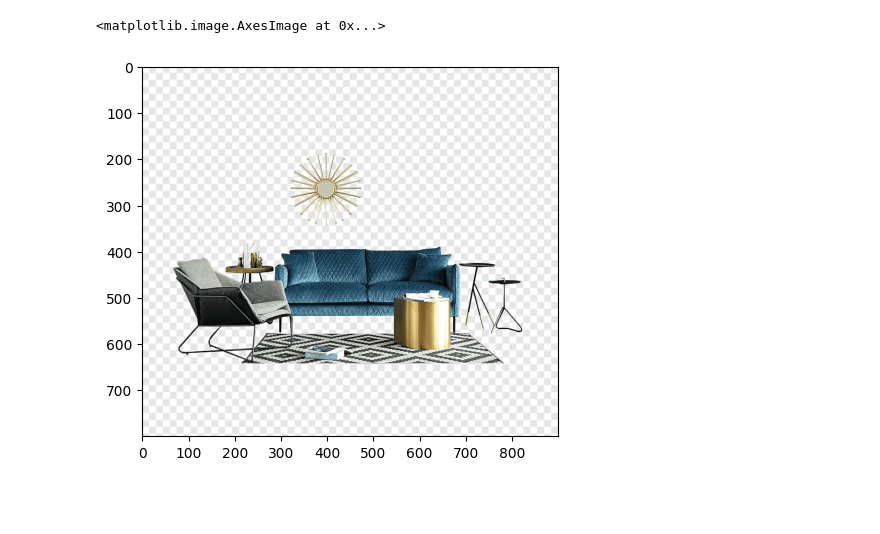
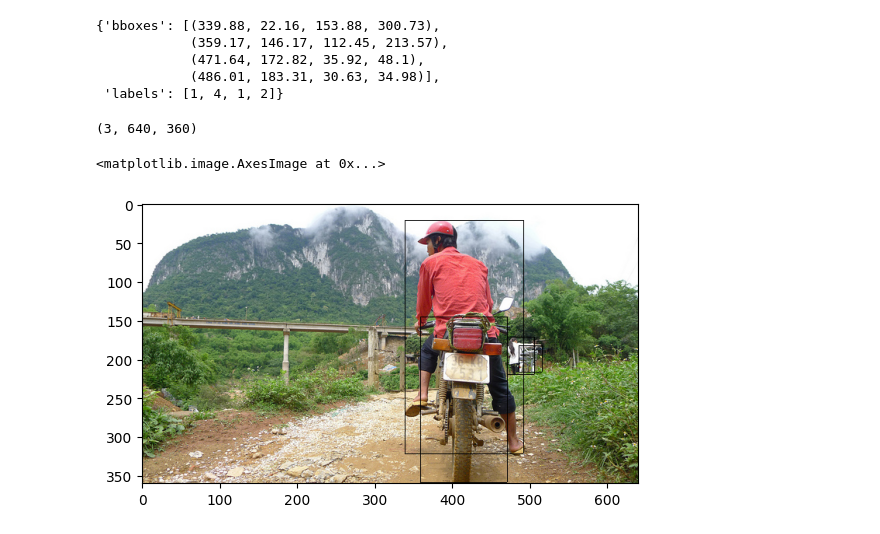
Before and after one commit to RepnikovPavel/FurnitureDetection, a Jupyter notebook: remote_notebook0.ipynb, the cells around one changed output. Cells and saved outputs as stored; diff of their text form; code cells hidden in the pictures; blank space fills up the shorter version.

```diff
--- a/remote_notebook0.ipynb
+++ b/remote_notebook0.ipynb
@@ -23,10 +26,27 @@ import matplotlib.pyplot as plt
-# %%
-test_image_path = os.path.join(config.base_row_data_path, 'img0.png')
-image_handler = img_processing.ImageHandler()
-img = Image.open(test_image_path)
-preprocessed_img_as_tensor = image_handler.ToRGB(img)
-plt.imshow(preprocessed_img_as_tensor)
-# plt.imshow(preprocessed_img_as_tensor)
-# %% [output]
-<matplotlib.image.AxesImage at 0x...>
-[figure, removed]
+# %%
+BoxLabelByImgURL = torch.load(conf.BoxesLabelsByPath_filename)
+# bbox = [x,y,w,h]
+keys_ = BoxLabelByImgURL.keys()
+# %%
+BoxLabel = 0
+Img_ = 0
+for key_ in keys_:
+    BoxLabel = BoxLabelByImgURL[key_]
+    imgURL = key_
+    Img_= np.transpose(np.array(Image.open(imgURL)))
+    break
+Print(BoxLabel)
+# %% [output]
+{'bboxes': [(339.88, 22.16, 153.88, 300.73),
+            (359.17, 146.17, 112.45, 213.57),
+            (471.64, 172.82, 35.92, 48.1),
+            (486.01, 183.31, 30.63, 34.98)],
+ 'labels': [1, 4, 1, 2]}
+# %%
+ImgWithBox_ = Img_
+Print(Img_.shape)
+plt.imshow(np.transpose(InsertBoxesToPILImage(Img_,BoxLabel['bboxes'])))
+# %% [output]
+(3, 640, 360)
+<matplotlib.image.AxesImage at 0x...>
+[figure, added]
```
Also changed, not shown: parts of 1 cell of this notebook, 5 other files.
